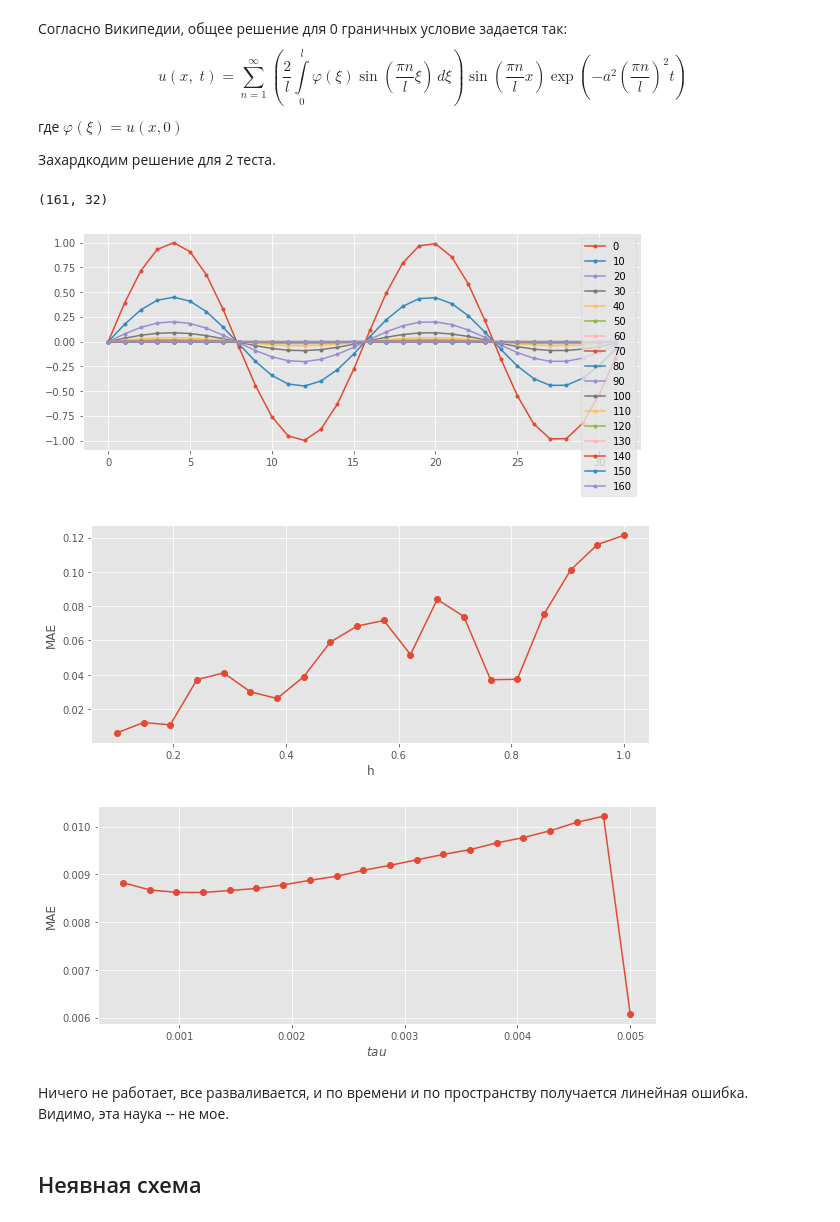
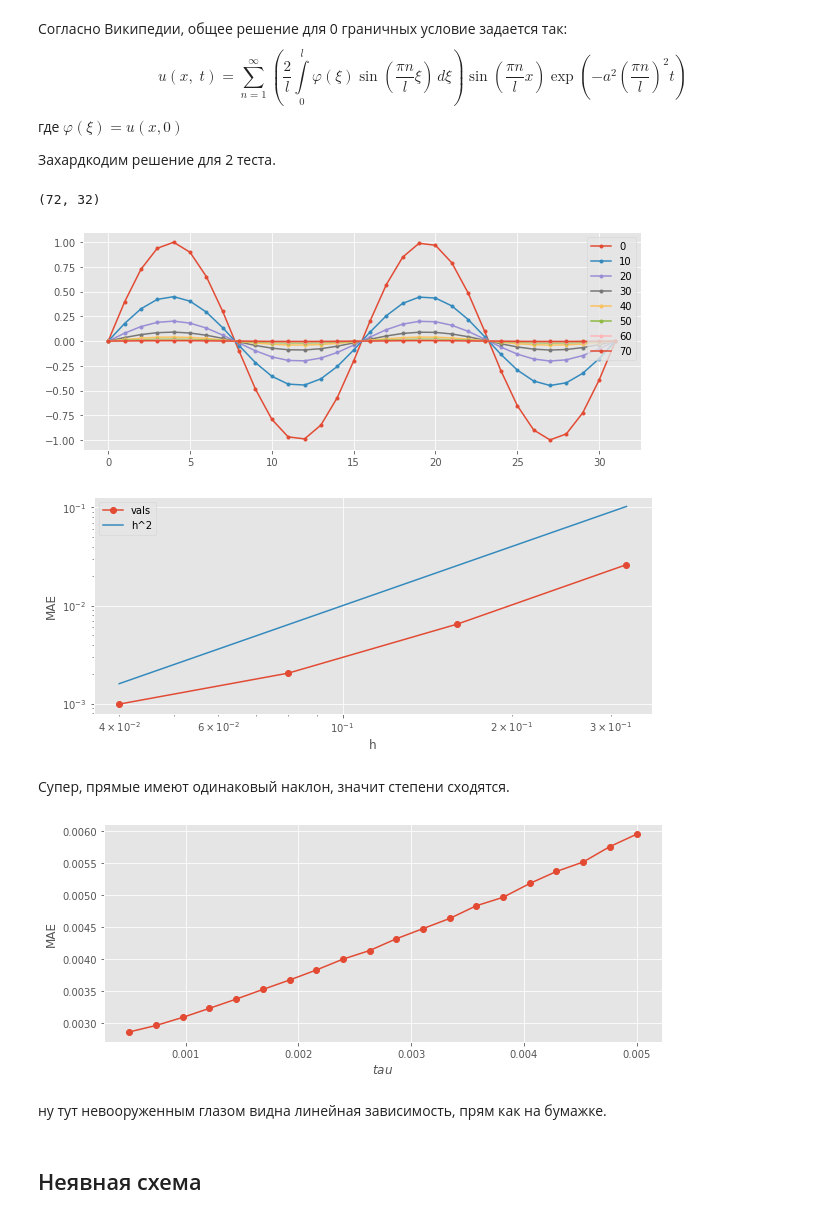
Before and after one commit to IvanSedykh/numerical-methods, a Jupyter notebook: hw1/diffusion_eq_idsedykh.ipynb, the cells around one changed output. Saved outputs shown, nothing was run; the diff lists cells and outputs as text; code cells hidden in the pictures.

```diff
--- a/hw1/diffusion_eq_idsedykh.ipynb
+++ b/hw1/diffusion_eq_idsedykh.ipynb
@@ -12,5 +13,5 @@ import numpy as np
 # %%
-TEST = False
+TEST = True
 # %% [markdown]
 # Уравнение теплопроводности
 # %% [markdown]
@@ -79,7 +80,14 @@ def heat_expl(init, bound1, bound2, alpha, lx, h, tau, tol=1e-3, rethist=False):
    u_end : ndarray, shape (N,)
       Limit u_∞(x) (See above)
    """
-   x_grid = np.arange(0, lx + 1e-8, h)
+   Nx = math.floor(lx / h) + 1
+   x_grid, h = np.linspace(0, lx, Nx, retstep=True)
+
+   if 2*alpha * tau / h**2 > 1:
+      raise ValueError("Currant conditions broken")
+
+   # x_grid = np.arange(0, lx + 1e-8, h)
+
    n = len(x_grid)
    init = np.vectorize(init)
 
@@ -163,7 +171,8 @@ $$
 from scipy.integrate import quad_vec
 
 def true_solution(h, t, u0, l, a, n_terms=10):
-    x = np.arange(0, l + 1e-8, h) # grid
+    Nx = math.floor(l / h) + 1
+    x, h = np.linspace(0, l, Nx, retstep=True) # grid
     n = np.arange(1, n_terms)
 
     def f(xi, n): #  underintegral func
@@ -190,11 +199,11 @@ u_true = np.vstack([
 
 u_true.shape
 # %% [output]
-(161, 32)
+(72, 32)
 # %%
 plot_solution(u_true, marker='.', linestyle='-')
 # %% [output]
-[figure, old version]
+[figure, new version]
 # %%
 def error(u, u_true):
     diff = (u_true - u)
@@ -209,7 +218,8 @@ def check_expl_x():
 
     # hs = [0.4, 0.2, 0.1]
     # hs = [0.4, 0.3, 0.2, 0.15, 0.1]
-    hs = np.linspace(0.1, 1, num=20)
+    hs = [0.04 * 2**i for i in range(4)]
+    # hs = np.linspace(0.1, 1, num=20)
 
     pbar = tqdm(hs)
     for h in pbar:
@@ -217,7 +227,7 @@ def check_expl_x():
 
         # get numeric solution
         t_1, u_1, u = heat_expl(lambda x: np.sin(4.*x), lambda x: 0., lambda x: 0.,
-                        alpha=1., lx=np.pi, h=h, tau=0.005, rethist=True)
+                        alpha=1., lx=np.pi, h=h, tau=0.0005, rethist=True)
         # get true solution
         u_true = np.vstack([
             true_solution(
@@ -236,13 +246,21 @@ def check_expl_x():
 # %%
 if TEST:
     h_expl_error_dict = check_expl_x()
 
-    plt.plot(*np.array(list(h_expl_error_dict.items())).T, 'o-')
+    plt.plot(*np.array(list(h_expl_error_dict.items())).T, 'o-', label='vals')
 
+    hs = np.array(list(h_expl_error_dict.items())).T[0]
+    plt.plot(hs, hs**2, label='h^2')
+
+    plt.xscale('log')
+    plt.yscale('log')
     plt.xlabel('h')
     plt.ylabel('MAE');
+    plt.legend();
 # %% [output]
-[figure, old version]
+[figure, new version]
+# %% [markdown]
+Супер, прямые имеют одинаковый наклон, значит степени сходятся.
 # %%
 def check_expl_tau():
     from tqdm import tqdm
@@ -284,10 +302,9 @@ if TEST:
     plt.xlabel('$tau$')
     plt.ylabel('MAE');
 # %% [output]
-[figure, old version]
+[figure, new version]
-# %% [markdown]
-Ничего не работает, все разваливается, и по времени и по пространству получается линейная ошибка.
-Видимо, эта наука -- не мое.
+# %% [markdown]
+ну тут невооруженным глазом видна линейная зависимость, прям как на бумажке.
 # %% [markdown]
 ## Неявная схема
 # %% [markdown]
```
Also changed, not shown: parts of 11 cells of this notebook.
